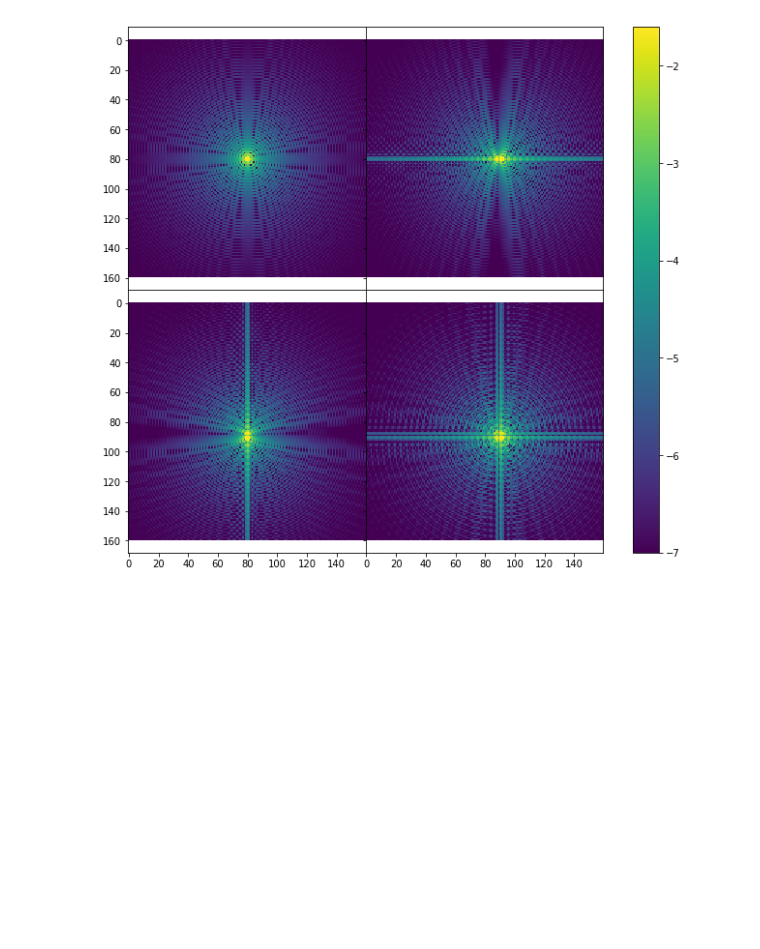
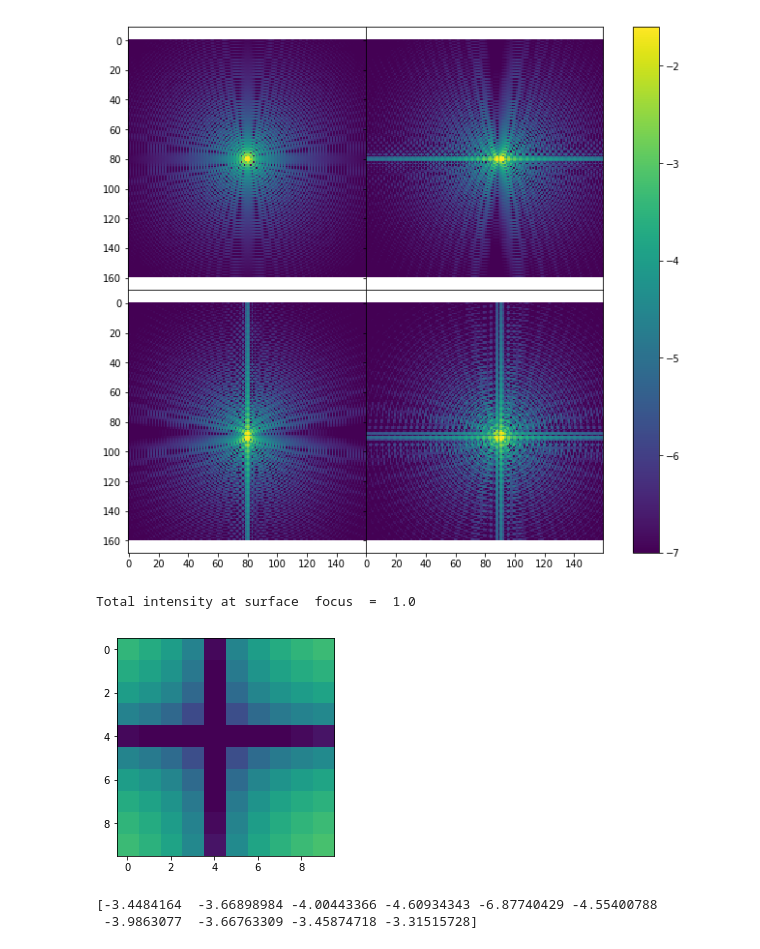
Before and after one commit to benjaminpope/toliman, a Jupyter notebook: image_modelling/PROPER quadratic off-axis.ipynb, the cells around one changed output. Drawn from its saved outputs; the diff is of its cells as text; code cells hidden in the pictures; blank space fills up the shorter version.

Commit message:
Implementing detector image formation - may have encountered some PROPER bugs

```diff
--- a/image_modelling/PROPER quadratic off-axis.ipynb
+++ b/image_modelling/PROPER quadratic off-axis.ipynb
@@ -74,3 +74,33 @@ prescription_vals['beam_ratio'] = 0.5
 plot_tilted_psfs('prescription_quad', prescription_vals, offsets_x = [0., 2.], offsets_y = [0., 2.])
 # %% [output]
 [figure]
+# %%
+import proper
+
+test_vals = {
+                    'diam': 0.001 * 2. * 150,
+                    'm1_fl': 0.5717255,
+                    'beam_ratio': 0.1,
+                    'tilt_x': 2.,
+                    'tilt_y': 2.
+                  }
+(wavefront, sampling) = proper.prop_run('prescription_quad', 0.6, 2048, QUIET=True, PRINT_INTENSITY=True, PASSVALUE=test_vals)
+# %% [output]
+Total intensity at surface  focus  =  1.0
+# %%
+%matplotlib inline
+import matplotlib.pylab as plt
+import numpy as np
+
+sz = 5
+dx = 50
+dy = dx
+c = int(2048/2)
+plt.imshow(np.log10(wavefront[c-sz+dx:c+sz+dx, c-sz+dy:c+sz+dy]), interpolation = 'none', cmap='viridis', clim=[-7, -1.6])
+plt.show()
+#plt.plot((wavefront[c-sz+dx:c+sz+dx, c-sz+dy:c+sz+dy])
+print(np.log10(wavefront[c-sz+dx, c-sz+dy:c+sz+dy]))
+# %% [output]
+[figure, added]
+[-3.4484164  -3.66898984 -4.00443366 -4.60934343 -6.87740429 -4.55400788
+ -3.9863077  -3.66763309 -3.45874718 -3.31515728]
```
Also changed, not shown: parts of 1 cell of this notebook, 2 other files.
